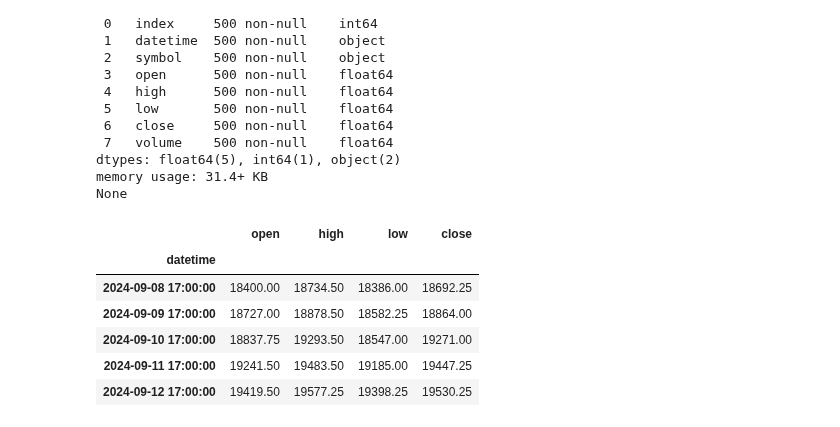
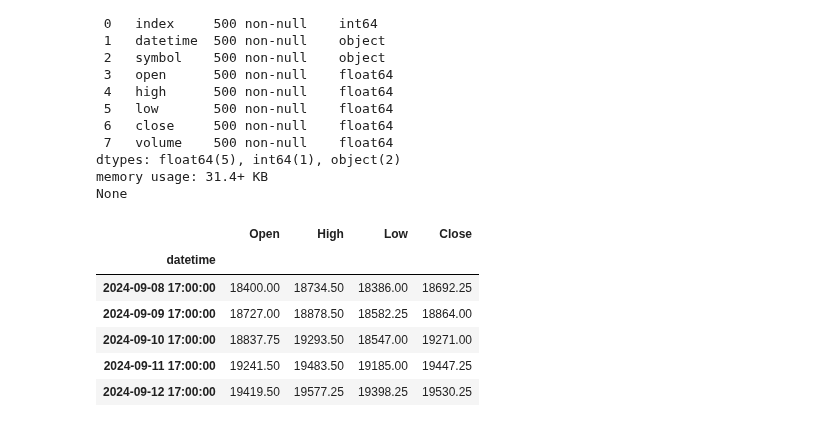
Before and after one commit to weip2008/LearnTorch, a Jupyter notebook: src/learning/plotgo.ipynb, the cells around one changed output. Drawn from its saved outputs; the diff is of its cells as text; code cells hidden in the pictures.

Commit message:
Capitalize df.columns for match backtesting Class

```diff
--- a/src/learning/plotgo.ipynb
+++ b/src/learning/plotgo.ipynb
@@ -45,11 +45,13 @@ None
 # %%
 # pre option on df
 df['datetime'] = pd.to_datetime(df['datetime'])
 df.set_index('datetime', inplace=True)
 df.drop(['index','symbol','volume'], axis=1, inplace=True)
+# Capitalizing the column names for backtesting class
+df.columns = df.columns.str.capitalize()
 df.tail()
 # %% [output]
-|  | open | high | low | close |
+|  | Open | High | Low | Close |
 | datetime |  |  |  |  |
 | 2024-09-08 17:00:00 | 18400.00 | 18734.50 | 18386.00 | 18692.25 |
 | 2024-09-09 17:00:00 | 18727.00 | 18878.50 | 18582.25 | 18864.00 |
```
Also changed, not shown: parts of 2 cells of this notebook.
